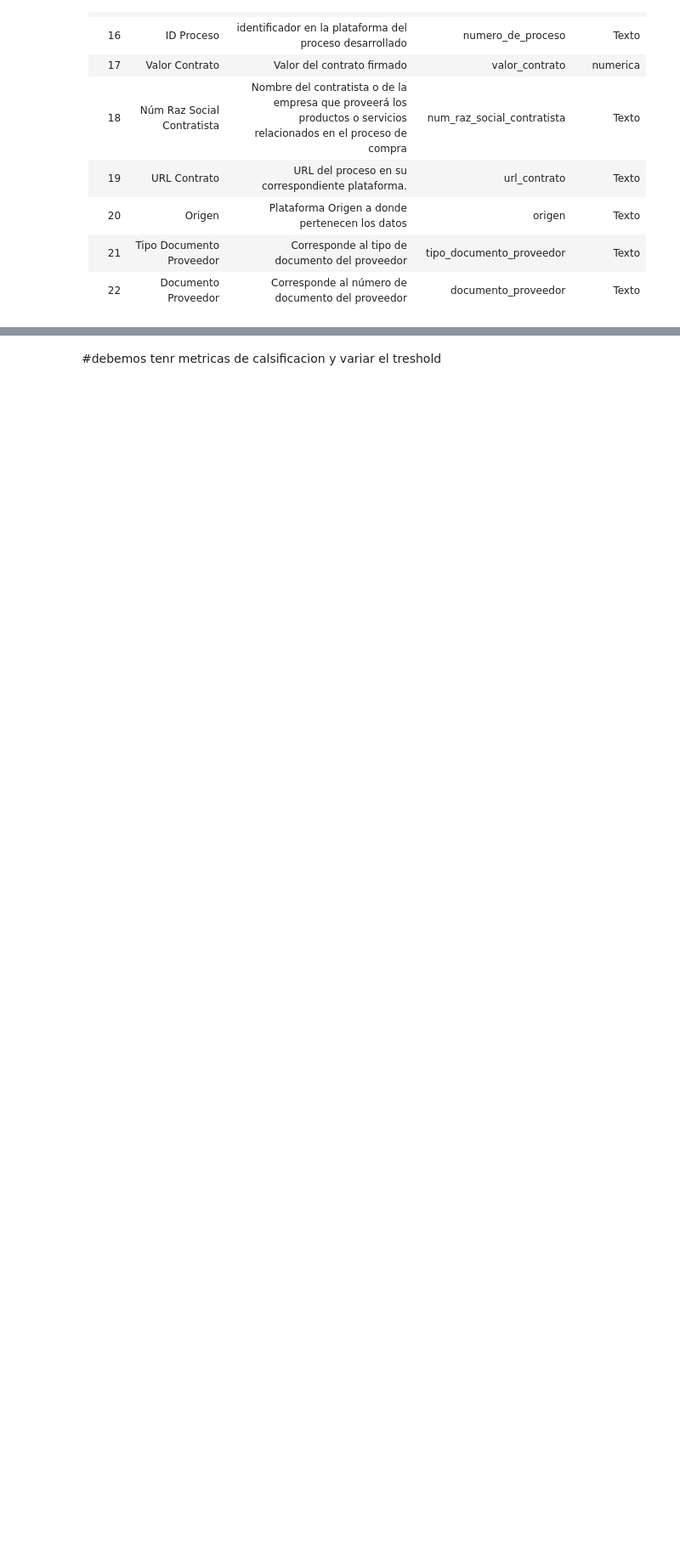
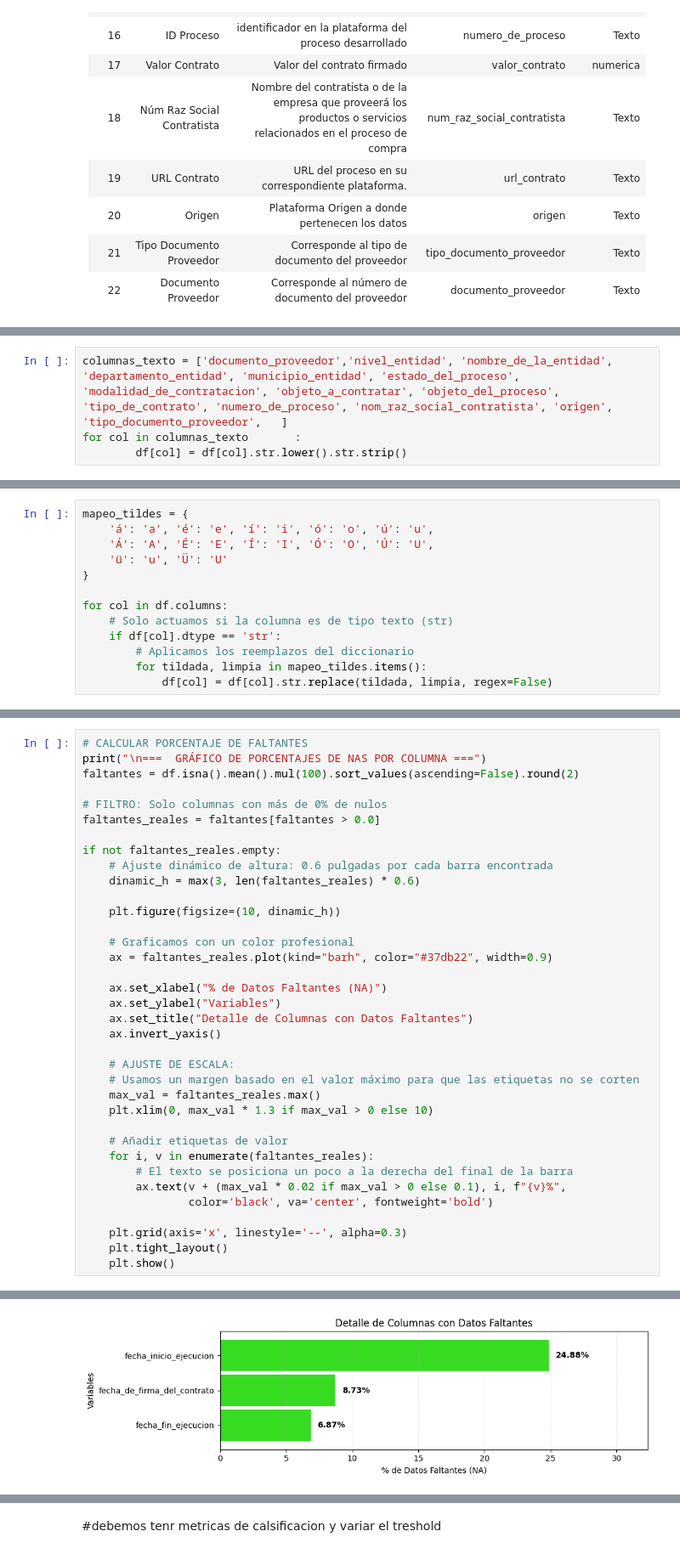
Before and after one commit to dmontillao/proyecto-final, a Jupyter notebook: Proyecyto-final.ipynb, the cells around one changed output, grey strips where cells are left out. Shown at 85% size. Saved outputs shown, nothing was run; the diff lists cells and outputs as text; blank space fills up the shorter version.

```diff
--- a/Proyecyto-final.ipynb
+++ b/Proyecyto-final.ipynb
@@ -156,0 +197,4 @@ generar_diccionario(df)
+# %%
+columnas_texto = ['documento_proveedor','nivel_entidad', 'nombre_de_la_entidad', 'departamento_entidad', 'municipio_entidad', 'estado_del_proceso', 'modalidad_de_contratacion', 'objeto_a_contratar', 'objeto_del_proceso', 'tipo_de_contrato', 'numero_de_proceso', 'nom_raz_social_contratista', 'origen', 'tipo_documento_proveedor',   ]
+for col in columnas_texto       :
+        df[col] = df[col].str.lower().str.strip()
@@ -156,0 +203,13 @@ generar_diccionario(df)
+# %%
+mapeo_tildes = {
+    'á': 'a', 'é': 'e', 'í': 'i', 'ó': 'o', 'ú': 'u',
+    'Á': 'A', 'É': 'E', 'Í': 'I', 'Ó': 'O', 'Ú': 'U',
+    'ü': 'u', 'Ü': 'U'
+}
+
+for col in df.columns:
+    # Solo actuamos si la columna es de tipo texto (str)
+    if df[col].dtype == 'str':
+        # Aplicamos los reemplazos del diccionario
+        for tildada, limpia in mapeo_tildes.items():
+            df[col] = df[col].str.replace(tildada, limpia, regex=False)
@@ -156,0 +244,37 @@ generar_diccionario(df)
+# %%
+# CALCULAR PORCENTAJE DE FALTANTES
+print("\n===  GRÁFICO DE PORCENTAJES DE NAS POR COLUMNA ===")
+faltantes = df.isna().mean().mul(100).sort_values(ascending=False).round(2)
+
+# FILTRO: Solo columnas con más de 0% de nulos
+faltantes_reales = faltantes[faltantes > 0.0]
+
+if not faltantes_reales.empty:
+    # Ajuste dinámico de altura: 0.6 pulgadas por cada barra encontrada
+    dinamic_h = max(3, len(faltantes_reales) * 0.6)
+
+    plt.figure(figsize=(10, dinamic_h))
+
+    # Graficamos con un color profesional
+    ax = faltantes_reales.plot(kind="barh", color="#37db22", width=0.9)
+
+    ax.set_xlabel("% de Datos Faltantes (NA)")
+    ax.set_ylabel("Variables")
+    ax.set_title("Detalle de Columnas con Datos Faltantes")
+    ax.invert_yaxis()
+
+    # AJUSTE DE ESCALA:
+    # Usamos un margen basado en el valor máximo para que las etiquetas no se corten
+    max_val = faltantes_reales.max()
+    plt.xlim(0, max_val * 1.3 if max_val > 0 else 10)
+
+    # Añadir etiquetas de valor
+    for i, v in enumerate(faltantes_reales):
+        # El texto se posiciona un poco a la derecha del final de la barra
+        ax.text(v + (max_val * 0.02 if max_val > 0 else 0.1), i, f"{v}%",
+                color='black', va='center', fontweight='bold')
+
+    plt.grid(axis='x', linestyle='--', alpha=0.3)
+    plt.tight_layout()
+    plt.show()
+# %% [output]
@@ -156,0 +282 @@ generar_diccionario(df)
+[figure, added]
```
Also changed, not shown: parts of 27 cells of this notebook.
